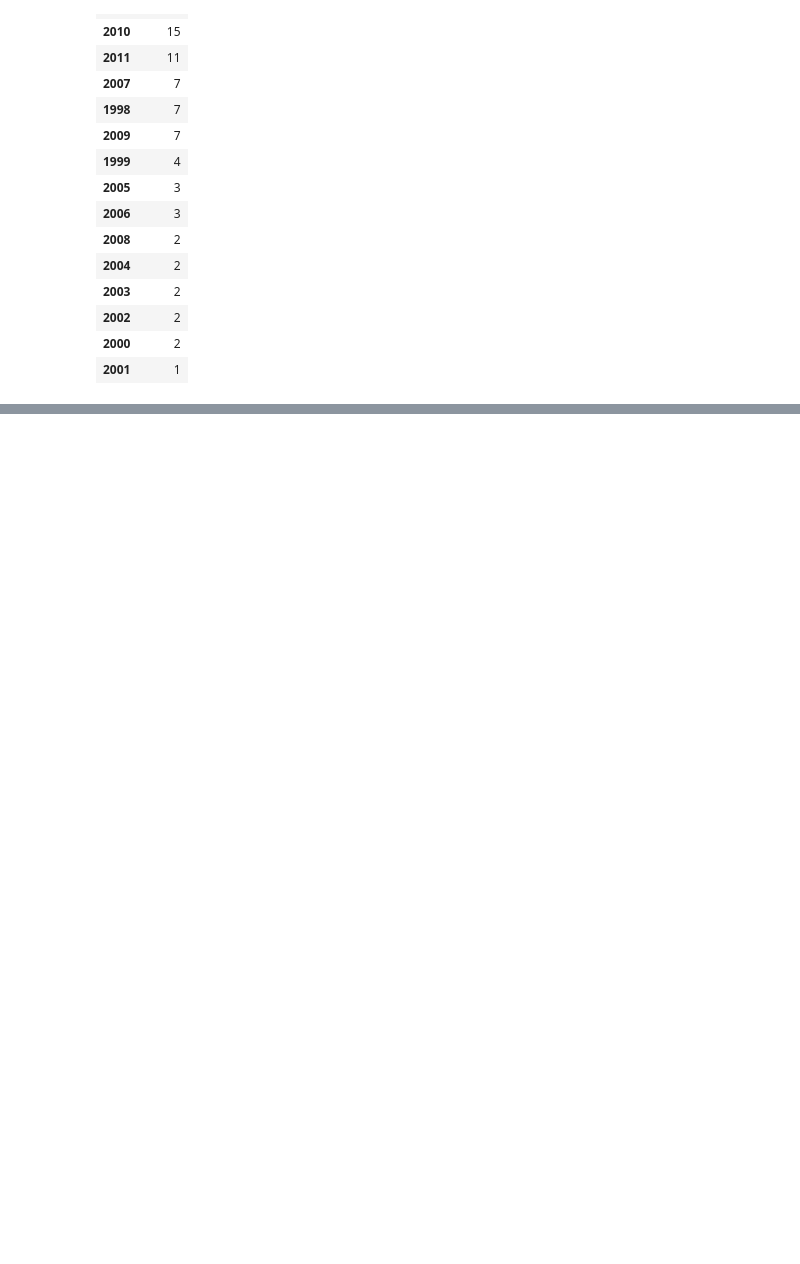
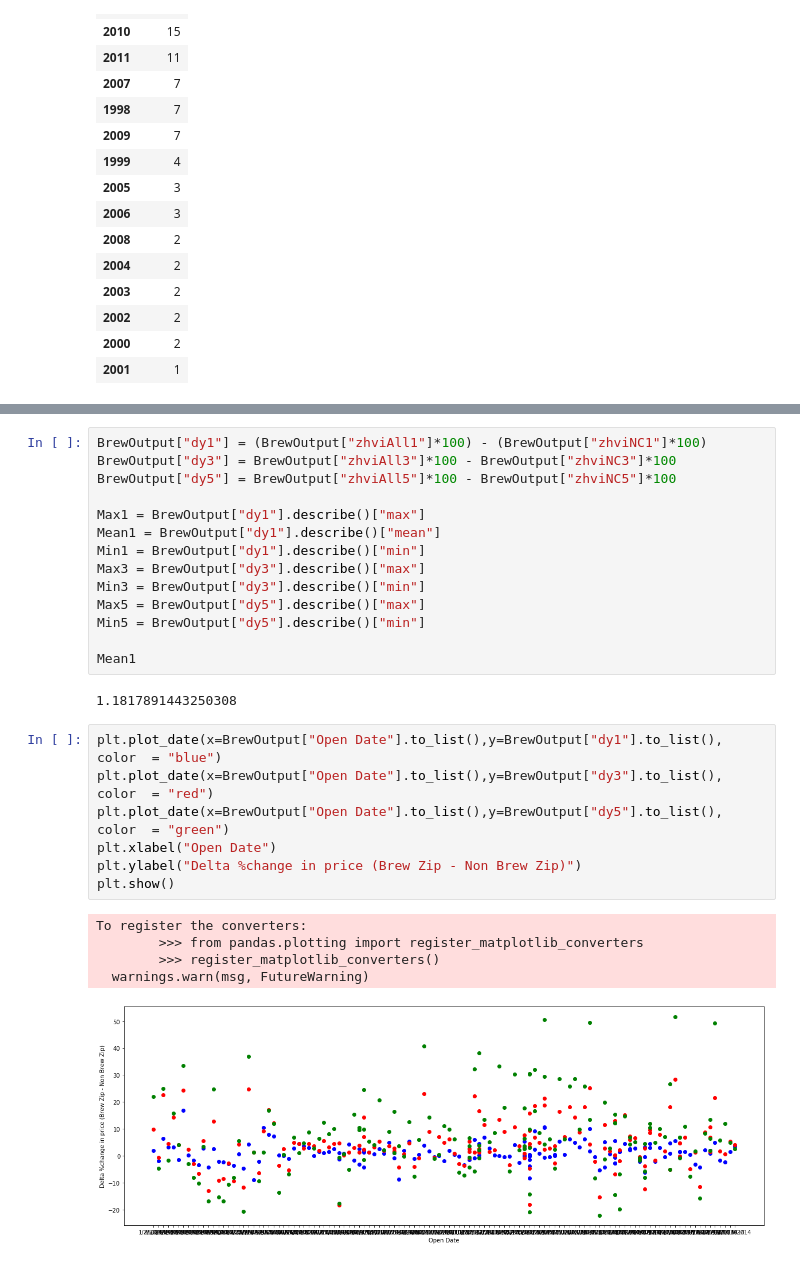
Before and after one commit to jmrafferty/Boot-Camp-Group-Project1, a Jupyter notebook: MASTER copy-Copy1.ipynb, the cells around one changed output, grey strips where cells are left out. Drawn from its saved outputs; the diff is of its cells as text; blank space fills up the shorter version.

```diff
--- a/MASTER copy-Copy1.ipynb
+++ b/MASTER copy-Copy1.ipynb
@@ -357,0 +407,29 @@ plotthis(['zhviAll5',"% Change","5yr % Change in Zillow Home Value Index"])
+# %%
+BrewOutput["dy1"] = (BrewOutput["zhviAll1"]*100) - (BrewOutput["zhviNC1"]*100)
+BrewOutput["dy3"] = BrewOutput["zhviAll3"]*100 - BrewOutput["zhviNC3"]*100
+BrewOutput["dy5"] = BrewOutput["zhviAll5"]*100 - BrewOutput["zhviNC5"]*100
+
+Max1 = BrewOutput["dy1"].describe()["max"]
+Mean1 = BrewOutput["dy1"].describe()["mean"]
+Min1 = BrewOutput["dy1"].describe()["min"]
+Max3 = BrewOutput["dy3"].describe()["max"]
+Min3 = BrewOutput["dy3"].describe()["min"]
+Max5 = BrewOutput["dy5"].describe()["max"]
+Min5 = BrewOutput["dy5"].describe()["min"]
+
+Mean1
+# %% [output]
+1.1817891443250308
+# %%
+plt.plot_date(x=BrewOutput["Open Date"].to_list(),y=BrewOutput["dy1"].to_list(), color  = "blue")
+plt.plot_date(x=BrewOutput["Open Date"].to_list(),y=BrewOutput["dy3"].to_list(), color  = "red")
+plt.plot_date(x=BrewOutput["Open Date"].to_list(),y=BrewOutput["dy5"].to_list(), color  = "green")
+plt.xlabel("Open Date")
+plt.ylabel("Delta %change in price (Brew Zip - Non Brew Zip)")
+plt.show()
+# %% [output]
+To register the converters:
+        >>> from pandas.plotting import register_matplotlib_converters
+        >>> register_matplotlib_converters()
+  warnings.warn(msg, FutureWarning)
+[figure, added]
```
Also changed, not shown: parts of 33 cells of this notebook, 1 other file.
